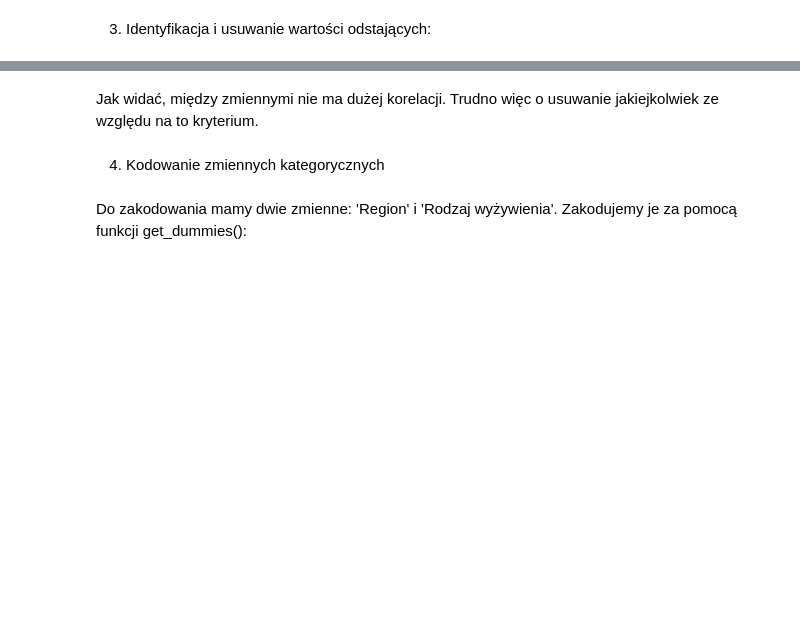
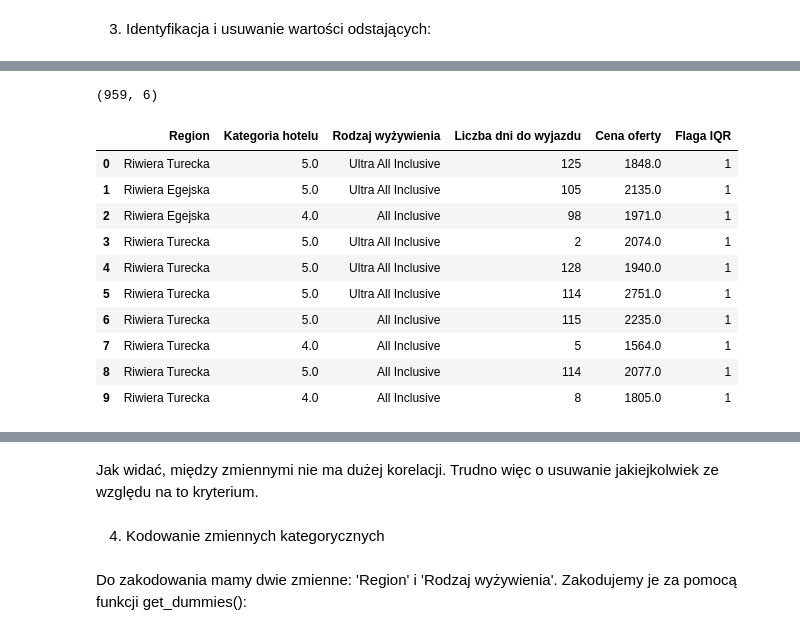
Before and after one commit to RobSpiewakowski/Public_repository, a Jupyter notebook: Mój_pierwszy_projekt_ML.ipynb, the cells around one changed output, grey strips where cells are left out. Drawn from its saved outputs; the diff is of its cells as text; code cells hidden in the pictures; blank space fills up the shorter version.

```diff
--- a/Mój_pierwszy_projekt_ML.ipynb
+++ b/Mój_pierwszy_projekt_ML.ipynb
@@ -689,3 +692,21 @@ dane_ML.head(10)
+# %%
+# IQR wytypowało obserwacje do usunięcia. Usuwamy:
+dane_ML = dane_ML[dane_ML['Flaga IQR'] != -1]
+print(dane_ML.shape)
+dane_ML.head(10)
+# %% [output]
+(959, 6)
+|  | Region | Kategoria hotelu | Rodzaj wyżywienia | Liczba dni do wyjazdu | Cena oferty | Flaga IQR |
+| 0 | Riwiera Turecka | 5.0 | Ultra All Inclusive | 125 | 1848.0 | 1 |
+| 1 | Riwiera Egejska | 5.0 | Ultra All Inclusive | 105 | 2135.0 | 1 |
+| 2 | Riwiera Egejska | 4.0 | All Inclusive | 98 | 1971.0 | 1 |
+| 3 | Riwiera Turecka | 5.0 | Ultra All Inclusive | 2 | 2074.0 | 1 |
+| 4 | Riwiera Turecka | 5.0 | Ultra All Inclusive | 128 | 1940.0 | 1 |
+| 5 | Riwiera Turecka | 5.0 | Ultra All Inclusive | 114 | 2751.0 | 1 |
+| 6 | Riwiera Turecka | 5.0 | All Inclusive | 115 | 2235.0 | 1 |
+| 7 | Riwiera Turecka | 4.0 | All Inclusive | 5 | 1564.0 | 1 |
+| 8 | Riwiera Turecka | 5.0 | All Inclusive | 114 | 2077.0 | 1 |
+| 9 | Riwiera Turecka | 4.0 | All Inclusive | 8 | 1805.0 | 1 |
 # %%
 # Usuwamy kolumnę 'Flaga IQR', ponieważ iż że dlategoż, bo nie jest już potrzebna:
 dane_ML = dane_ML.drop(columns = ['Flaga IQR'])
```
Also changed, not shown: parts of 42 cells of this notebook.
